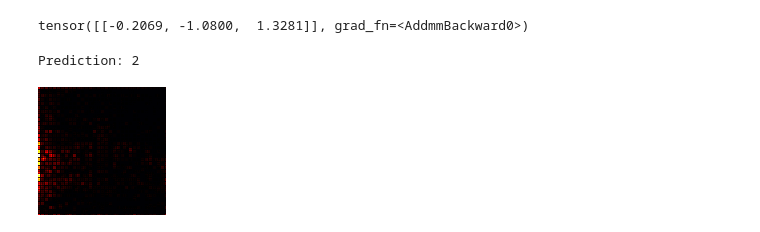
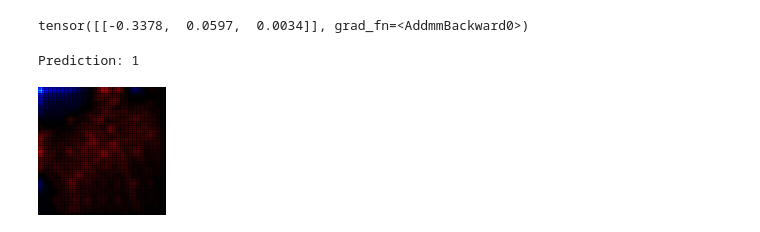
Before and after one commit to myasincifci/tempo, a Jupyter notebook: xai/xai.ipynb, the cells around one changed output. Cells and saved outputs as stored; diff of their text form; code cells hidden in the pictures.

```diff
--- a/xai/xai.ipynb
+++ b/xai/xai.ipynb
@@ -18,8 +20,7 @@ torch.hub.download_url_to_file(
 # %%
 # define the base image transform
 transform_img = Compose([
-    Grayscale(),
-    Resize(148),
+    # Resize(148),
     CenterCrop(128)
 ])
 # define the normalization transform
@@ -32,7 +33,7 @@ transform = Compose([
 ])
 
 # load the image
-image = Image.open('dornbusch-lighthouse.jpg')
+image = Image.open('scissors.png')
 
 # transform the PIL image and insert a batch-dimension
 data = transform(image)[None]
@@ -51,7 +52,9 @@ torch.Size([1, 1, 128, 128])
 # %%
 # load the model and set it to evaluation mode
 # model = resnet34(weights=ResNet34_Weights.IMAGENET1K_V1).eval()
-model = torch.load('../model_zoo/model30.pth').cpu()
+weights = torch.load('../model_zoo/10e_10prx.pth')
+model = BaselineRGB(out_features=3, freeze_backbone=True, pretrain=True)
+model.load_state_dict(weights)
 model.requires_grad = True
 model.eval()
 # %% [output]
@@ -75,7 +64,7 @@ LinearEval(
 # %%
 model(data)
 # %% [output]
-tensor([[-0.2069, -1.0800,  1.3281]], grad_fn=<AddmmBackward0>)
+tensor([[-0.3378,  0.0597,  0.0034]], grad_fn=<AddmmBackward0>)
 # %%
 # use the ResNet-specific canonizer
 canonizer = ResNetCanonizer()
@@ -92,17 +81,18 @@ with Gradient(model=model, composite=composite) as attributor:
     output, attribution = attributor(data, target)
 
 print(f'Prediction: {output.argmax(1)[0].item()}')
-# 0: scissors, 1: paper, 2: rock
+# 0: rock, 1: scissors, 2: paper
 # %% [output]
-Prediction: 2
+Prediction: 1
 # %%
 # sum over the channels
 relevance = attribution.sum(1)
 
 # create an image of the visualize attribution
 img = imgify(relevance, symmetric=True, cmap='coldnhot')
 
 # show the image
+display()
 display(img)
 # %% [output]
-[figure, old version]
+[figure, new version]
```
Also changed, not shown: parts of 4 cells of this notebook, 49 other files.
